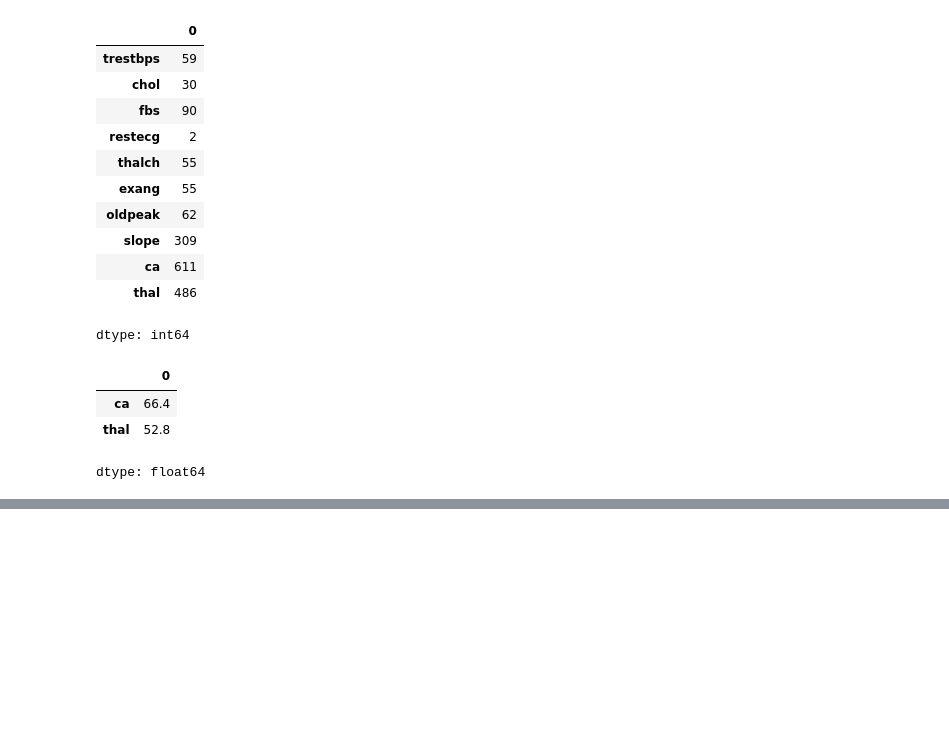
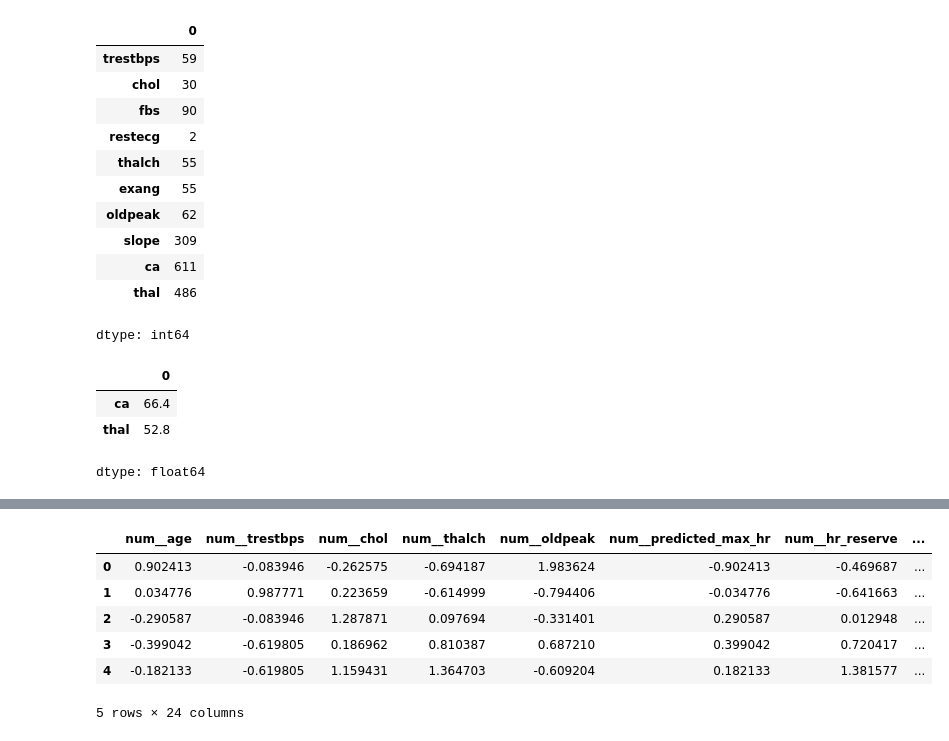
Before and after one commit to imtiazdeepto/MLProject, a Jupyter notebook: Project_2_Heart_disease_prediction/EDA_cardiac.ipynb, the cells around one changed output, grey strips where cells are left out. Saved outputs shown, nothing was run; the diff lists cells and outputs as text; code cells hidden in the pictures; blank space fills up the shorter version.

```diff
--- a/Project_2_Heart_disease_prediction/EDA_cardiac.ipynb
+++ b/Project_2_Heart_disease_prediction/EDA_cardiac.ipynb
@@ -124,0 +205,4 @@ dtype: float64
+# %%
+cat_col=df.select_dtypes(include=['object',"bool"]).columns
+df[cat_col]=df[cat_col].fillna(df[cat_col].mode().iloc[0])
+df.head()
@@ -124,0 +353,15 @@ dtype: float64
+# %%
+# ১. NumPy array থেকে সুন্দর Pandas DataFrame তৈরি করা
+X_train_df = pd.DataFrame(X_train_processed, columns=preprocessor.get_feature_names_out())
+X_test_df = pd.DataFrame(X_test_processed, columns=preprocessor.get_feature_names_out())
+
+# ২. ডেটাফ্রেমটি দেখতে কেমন হয়েছে তা চেক করা
+X_train_df.head()
+# %% [output]
+|  | num__age | num__trestbps | num__chol | num__thalch | num__oldpeak | num__predicted_max_hr | num__hr_reserve | ... |
+| 0 | 0.902413 | -0.083946 | -0.262575 | -0.694187 | 1.983624 | -0.902413 | -0.469687 | ... |
+| 1 | 0.034776 | 0.987771 | 0.223659 | -0.614999 | -0.794406 | -0.034776 | -0.641663 | ... |
+| 2 | -0.290587 | -0.083946 | 1.287871 | 0.097694 | -0.331401 | 0.290587 | 0.012948 | ... |
+| 3 | -0.399042 | -0.619805 | 0.186962 | 0.810387 | 0.687210 | 0.399042 | 0.720417 | ... |
+| 4 | -0.182133 | -0.619805 | 1.159431 | 1.364703 | -0.609204 | 0.182133 | 1.381577 | ... |
+5 rows × 24 columns
```
Also changed, not shown: parts of 15 cells of this notebook.
